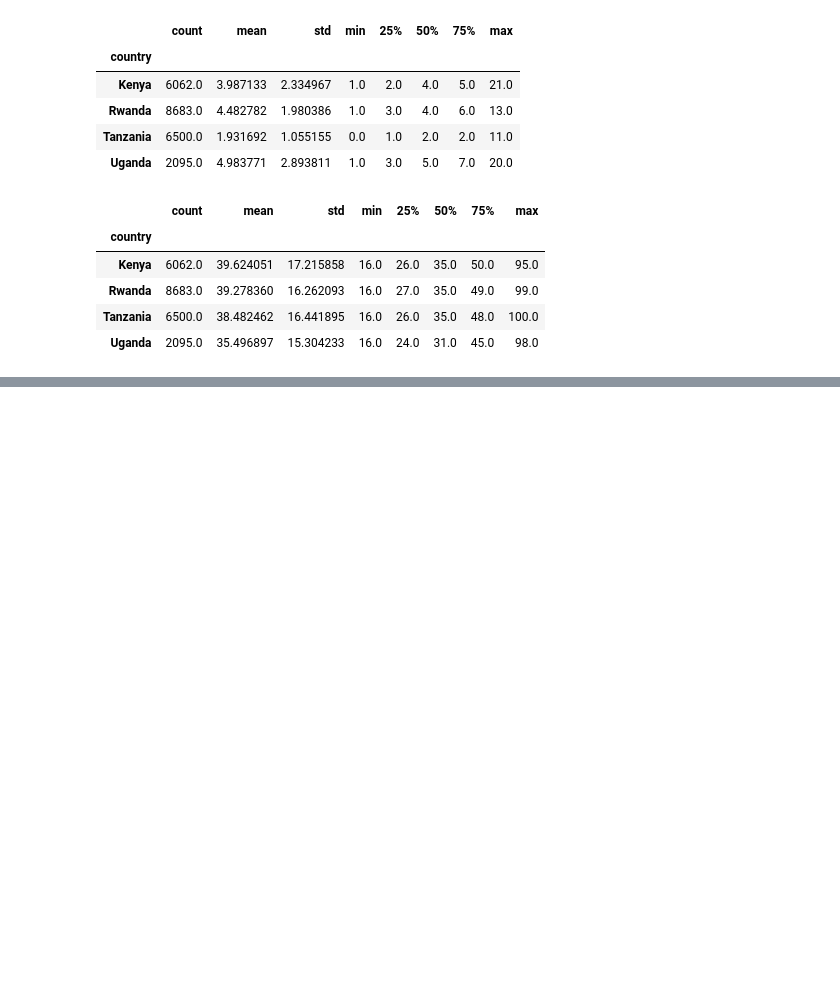
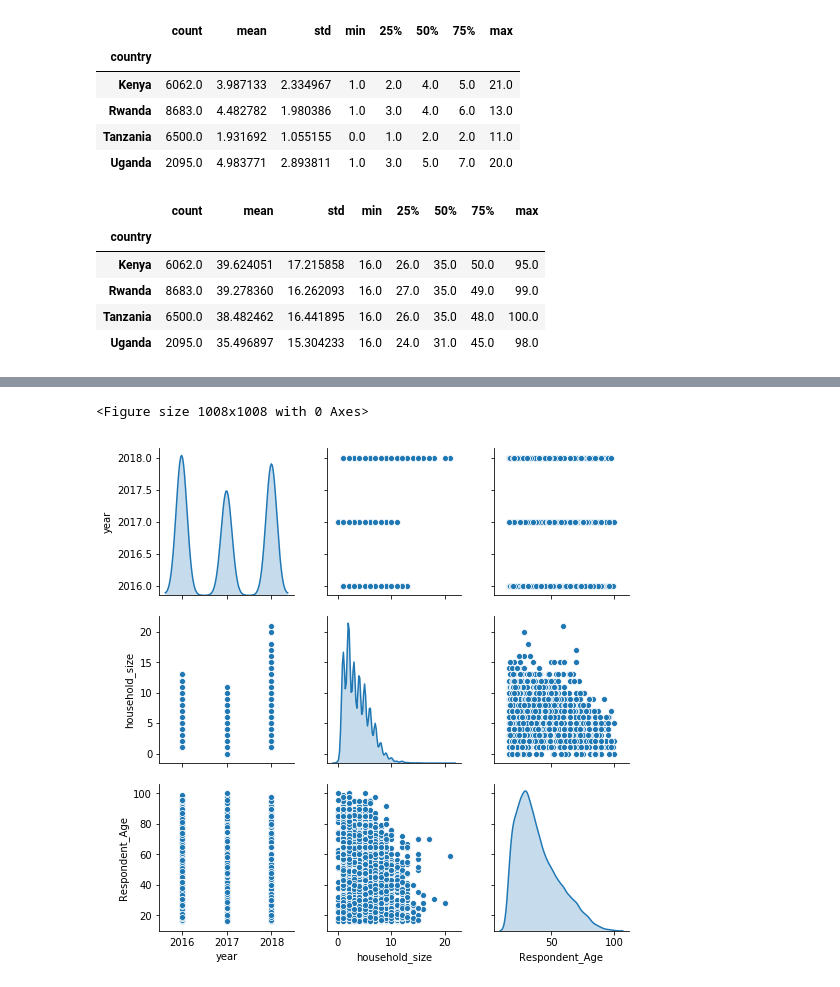
Before and after one commit to ibrahimabdike/Ibrahim_Yahya_IP_Week_1_Core, a Jupyter notebook: Ibrahim_Yahya_IP_Week_1.ipynb, the cells around one changed output, grey strips where cells are left out. Saved outputs shown, nothing was run; the diff lists cells and outputs as text; code cells hidden in the pictures; blank space fills up the shorter version.

```diff
--- a/Ibrahim_Yahya_IP_Week_1.ipynb
+++ b/Ibrahim_Yahya_IP_Week_1.ipynb
@@ -294,0 +334,6 @@ finance_dropped.groupby('country')['Respondent_Age'].describe()
+# %%
+plt.figure(figsize=(14, 14))
+sns.pairplot(finance_dropped, diag_kind='kde');
+# %% [output]
+<Figure size 1008x1008 with 0 Axes>
+[figure, added]
```
Also changed, not shown: parts of 25 cells of this notebook.
